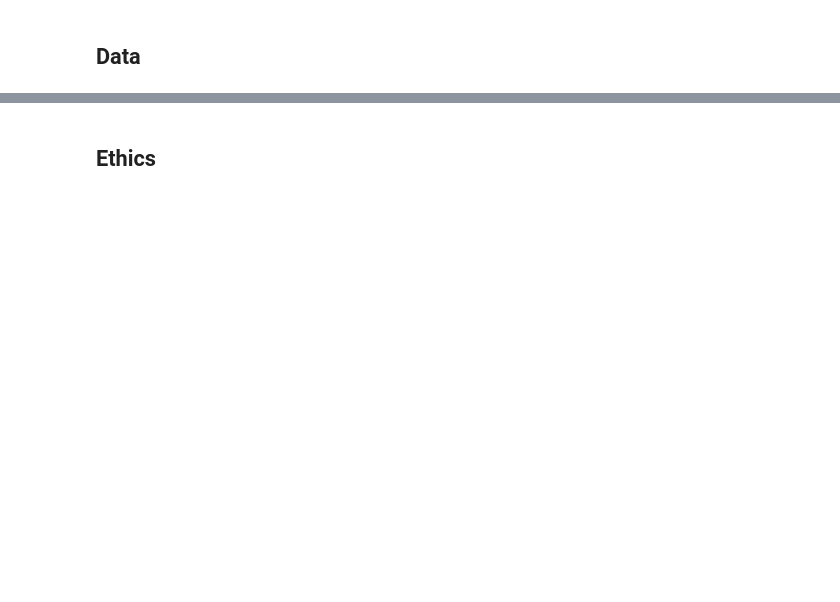
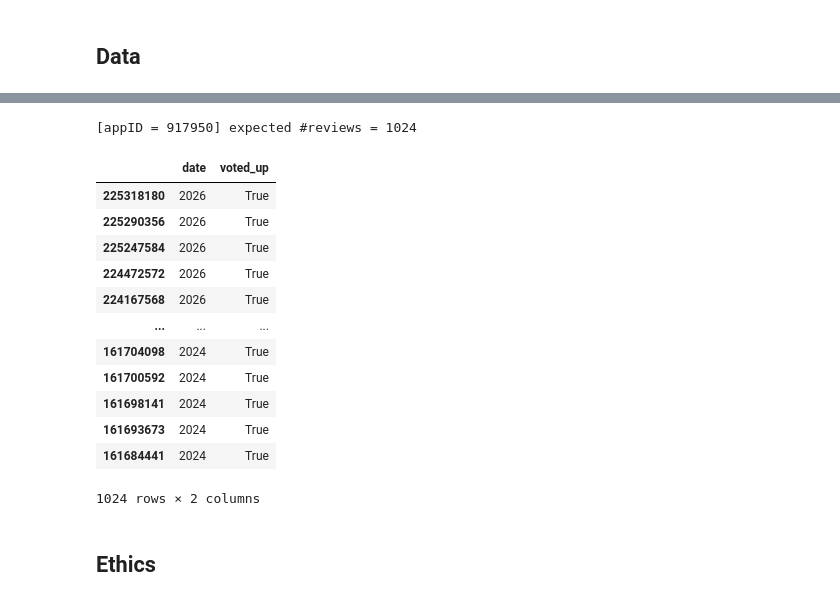
Before and after one commit to COGS108/Group-SP26-089, a Jupyter notebook: 01-DataCheckpoint.ipynb, the cells around one changed output, grey strips where cells are left out. Saved outputs shown, nothing was run; the diff lists cells and outputs as text; code cells hidden in the pictures; blank space fills up the shorter version.

```diff
--- a/01-DataCheckpoint.ipynb
+++ b/01-DataCheckpoint.ipynb
@@ -167,3 +151,50 @@ Please note that you can always keep adding more datasets in the future if these
+# %%
+## YOUR CODE TO LOAD/CLEAN/TIDY/WRANGLE THE DATA GOES HERE
+import steamreviews
+from datetime import datetime
+
+# filter system
+request_params = dict()
+# Reference: https://partner.steamgames.com/doc/store/localization#supported_languages
+request_params['language'] = 'english'
+# Reference: https://partner.steamgames.com/doc/store/getreviews
+request_params['review_type'] = 'positive'
+request_params['purchase_type'] = 'steam'
+
+# tester, using last AppID shown in data as shown above
+app_id = 917950 # Vellum
+review_dict, query_count = steamreviews.download_reviews_for_app_id(app_id, chosen_request_params=request_params)
+
+# query_count = number of reviews
+df = pd.DataFrame.from_dict(review_dict['reviews'])
+df = df.transpose()
+df.columns
+
+# timestamp_created: timestamp of when review was posted (in unix)
+# voted up: true if the review was positive, false otherwise
+
+# add a new column to display the unix timestamp as a readable date
+df['date'] = pd.to_datetime(df['timestamp_created'], unit='s').dt.year
+df = df[['date', 'voted_up']]
+df # display
+
+# we would use the following command instead of the one above if we wanted the whole date
+# df['date'] = pd.to_datetime(df['timestamp_created'], unit='s').dt.date
+# %% [output]
+[appID = 917950] expected #reviews = 1024
+|  | date | voted_up |
+| 225318180 | 2026 | True |
+| 225290356 | 2026 | True |
+| 225247584 | 2026 | True |
+| 224472572 | 2026 | True |
+| 224167568 | 2026 | True |
+| ... | ... | ... |
+| 161704098 | 2024 | True |
+| 161700592 | 2024 | True |
+| 161698141 | 2024 | True |
+| 161693673 | 2024 | True |
+| 161684441 | 2024 | True |
+1024 rows × 2 columns
 # %% [markdown]
 ## Ethics
 # %% [markdown]
```
Also changed, not shown: parts of 16 cells of this notebook.
